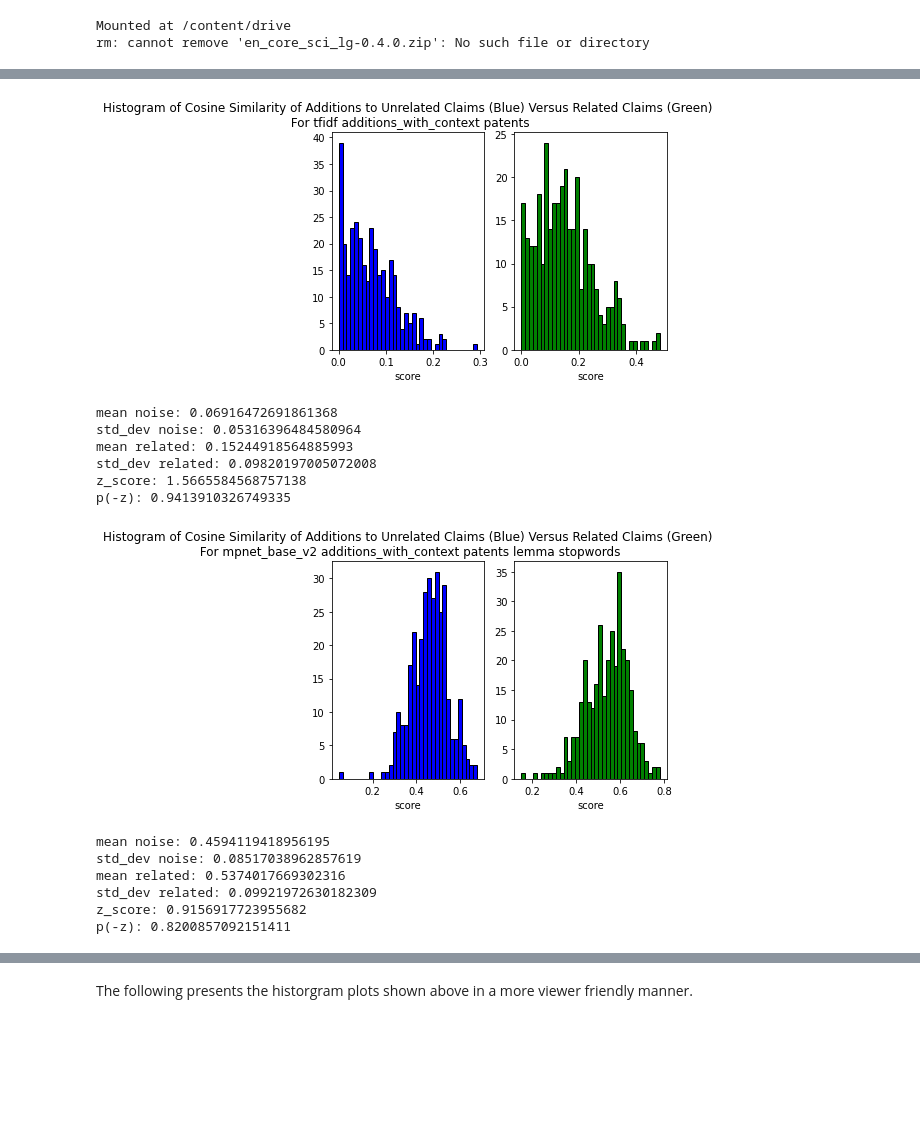
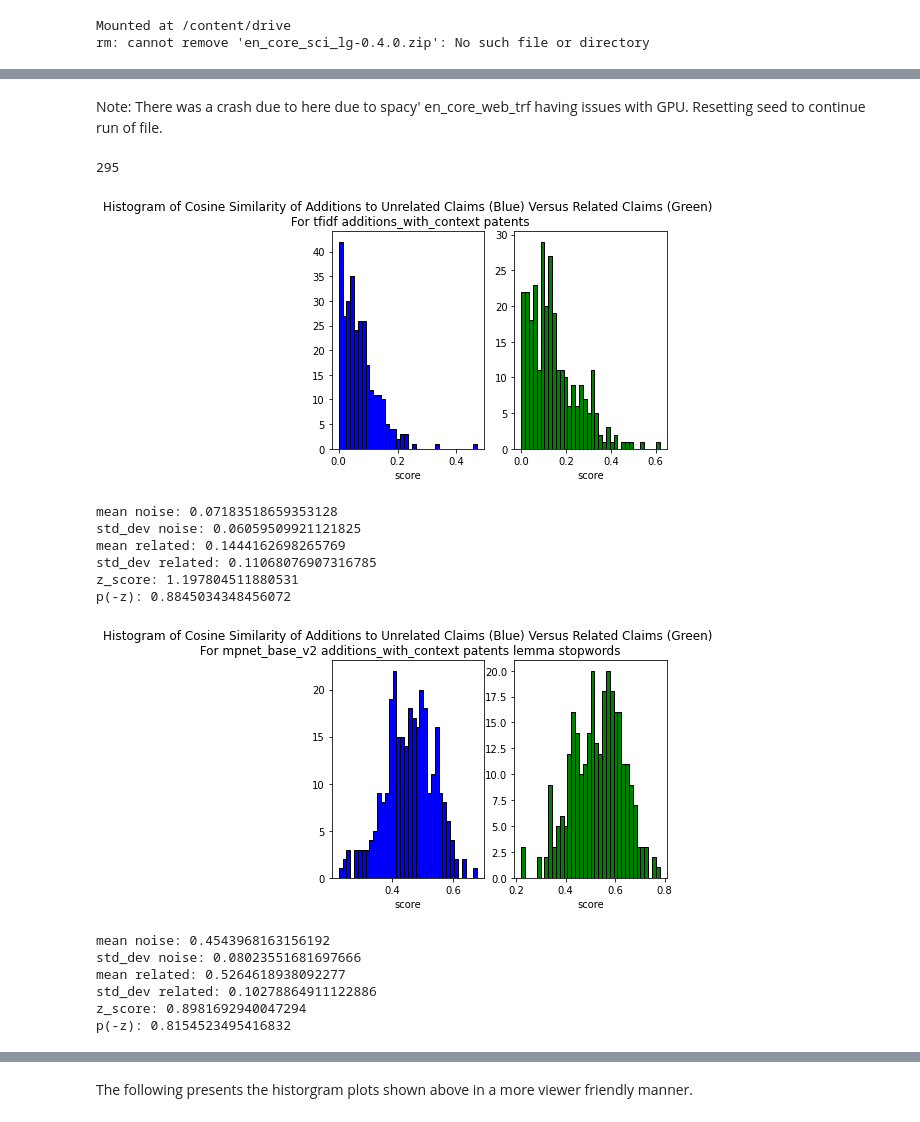
Before and after one commit to pharmaDB/scoring_data_processor, a Jupyter notebook: analysis/Noise_to_Related_Claims_Histogram_DrugLabelsandPatent.ipynb, the cells around one changed output, grey strips where cells are left out. Drawn from its saved outputs; the diff is of its cells as text; code cells hidden in the pictures; blank space fills up the shorter version.

Commit message:
redid Noise_to_Related_Claims_Histogram DrugLabelsandPatent.ipynb to ensuure determinism

```diff
--- a/analysis/Noise_to_Related_Claims_Histogram_DrugLabelsandPatent.ipynb
+++ b/analysis/Noise_to_Related_Claims_Histogram_DrugLabelsandPatent.ipynb
@@ -358,6 +374,9 @@ p(-z): 0.7821964745699855
 # %%
 import spacy
-
+gpu = spacy.prefer_gpu()
+print('GPU:', gpu)
+!pip install -U spacy[cuda101]
+_N_PROCESS = 1
 _en_core_sci_lg_nlp = spacy.load("/content/en_core_sci_lg-0.4.0/en_core_sci_lg/en_core_sci_lg-0.4.0")
 # set number of processes for nlp.pipe for spaCy
-_N_PROCESS = 3
+# _N_PROCESS = 3
@@ -509,3 +495,13 @@ p(-z): 0.8067738552879775
+# %% [markdown]
+Note:  There was a crash due to here due to spacy' en_core_web_trf having issues with GPU.  Resetting seed to continue run of file.
+# %%
+random.seed(20)
+random_NDA_list=random.sample(NDA_list, int(len(NDA_list)*.33))
+# narrow 1/3 of random data to NDA with patents and NDAs with additions.  If either is missing, we cannot check quality of additions to related patents.
+random_NDA_list=[x for x in random_NDA_list if get_patent_claims(x, 'patents') and get_additions(x, 'additions_with_context')]
+print(len(random_NDA_list))
+# %% [output]
+295
 # %%
 from sklearn.feature_extraction.text import TfidfVectorizer
 from sklearn.metrics.pairwise import cosine_similarity
@@ -550,49 +546,50 @@ def scoring_method_tfidf(additions, claims, empty):
 tfidf=calculate_score(random_NDA_list, "additions_with_context", "patents", scoring_method_tfidf, silent=True)
 plot_print(tfidf, "tfidf additions_with_context patents")
 # %% [output]
-[figure, old version]
+[figure, new version]
-mean noise: 0.06916472691861368
-std_dev noise: 0.05316396484580964
-mean related: 0.15244918564885993
-std_dev related: 0.09820197005072008
-z_score: 1.5665584568757138
-p(-z): 0.9413910326749335
+mean noise: 0.07183518659353128
+std_dev noise: 0.06059509921121825
+mean related: 0.1444162698265769
+std_dev related: 0.11068076907316785
+z_score: 1.197804511880531
+p(-z): 0.8845034348456072
 # %%
 def scoring_method_bert_with_preprocessing(additions, claims, model):
   """ Returns drops list of max cosines scores for each addition to claim, but drops stops word, lemmatize
   """
   additions=preprocess_with_spacy_nlp(additions, ["lemma", "stopwords"])
   claims=preprocess_with_spacy_nlp(claims, ["lemma", "stopwords"])
   # Compute embedding for both lists
   additions_embeddings = model.encode(
       additions,
       convert_to_tensor=True,
   )
   claims_embeddings = model.encode(
       claims,
       convert_to_tensor=True,
   )
   # Compute cosine-similarity for every additions to every claim
   cosine_scores = util.pytorch_cos_sim(
       additions_embeddings, claims_embeddings
   ).tolist()
   # return the highest similarity score for each section to patent claim
   return [max(x) for x in cosine_scores]
 model_mpnet_base_v2 = SentenceTransformer("stsb-mpnet-base-v2", device=_device)
+model_mpnet_base_v2.eval()
 model_mpnet_base_v2.zero_grad()
 # Will limit size since CUDA runs out of memory
 model_mpnet_base_v2.max_seq_length=512
 mpnet_base_v2_lemma_stop=calculate_score(random_NDA_list, "additions_with_context", "patents", scoring_method_bert_with_preprocessing, model_mpnet_base_v2, silent=True)
 model_mpnet_base_v2.zero_grad()
 plot_print(mpnet_base_v2_lemma_stop, "mpnet_base_v2 additions_with_context patents lemma stopwords")
 # %% [output]
-[figure, old version]
+[figure, new version]
-mean noise: 0.4594119418956195
-std_dev noise: 0.08517038962857619
-mean related: 0.5374017669302316
-std_dev related: 0.09921972630182309
-z_score: 0.9156917723955682
-p(-z): 0.8200857092151411
+mean noise: 0.4543968163156192
+std_dev noise: 0.08023551681697666
+mean related: 0.5264618938092277
+std_dev related: 0.10278864911122886
+z_score: 0.8981692940047294
+p(-z): 0.8154523495416832
 # %%
 def scoring_method_bert_with_preprocessing(additions, claims, model):
   """ Returns drops list of max cosines scores for each addition to claim, but drops stops word, lemmatize
```
Also changed, not shown: parts of 26 cells of this notebook, 2 other files.
